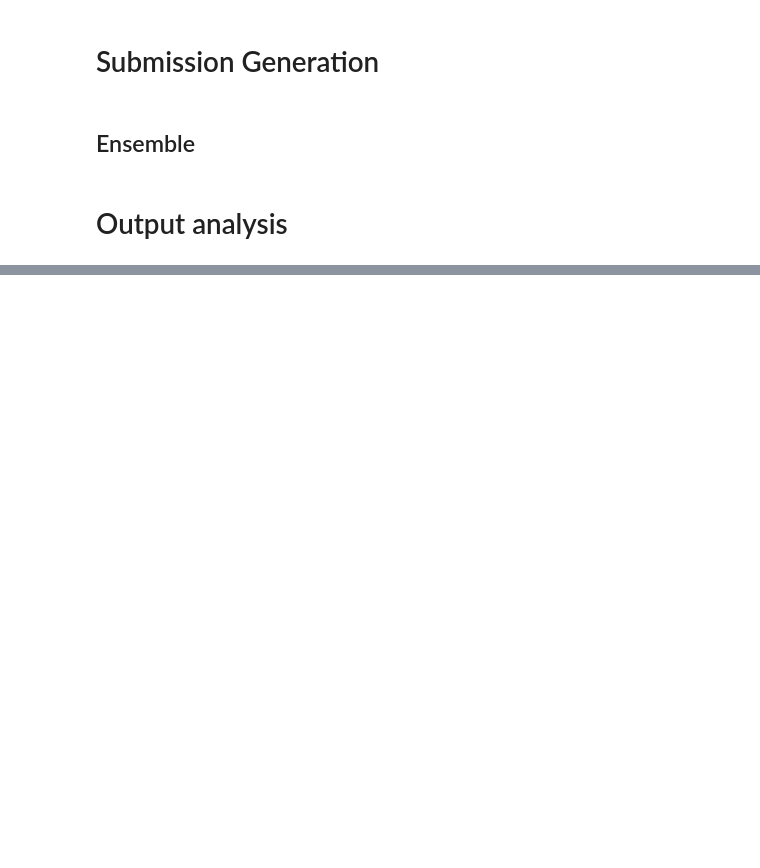
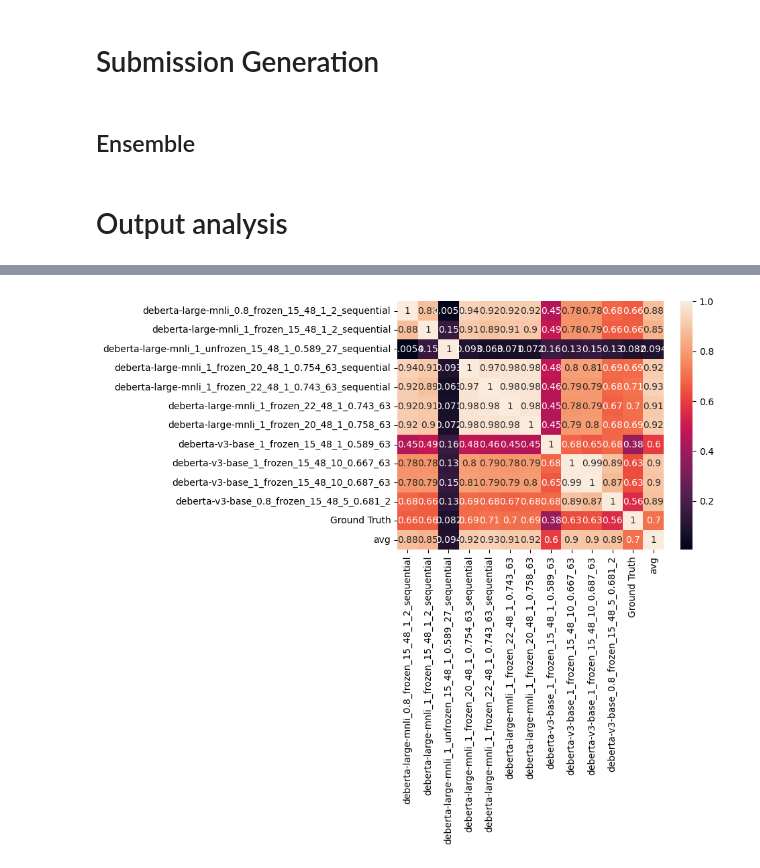
Before and after one commit to MAL-TO/shroom, a Jupyter notebook: custom_finetuning.ipynb, the cells around one changed output, grey strips where cells are left out. Drawn from its saved outputs; the diff is of its cells as text; code cells hidden in the pictures; blank space fills up the shorter version.

Commit message:
Spearman correlation with ground truth

```diff
--- a/custom_finetuning.ipynb
+++ b/custom_finetuning.ipynb
@@ -303,8 +347,12 @@ dataframe
+# %%
+dataframe['avg'] = (dataframe['deberta-large-mnli_1_frozen_22_48_1_0.743_63_sequential'] + dataframe['deberta-v3-base_0.8_frozen_15_48_5_0.681_2']) / 2
 # %%
 # correlation matrix of dataframe
 import seaborn as sn
 import matplotlib.pyplot as plt
 
-corrMatrix = dataframe.corr()
+corrMatrix = dataframe.corr(method='spearman')
 sn.heatmap(corrMatrix, annot=True)
 plt.show()
+# %% [output]
+[figure, added]
```
Also changed, not shown: parts of 8 cells of this notebook, 1 other file.
